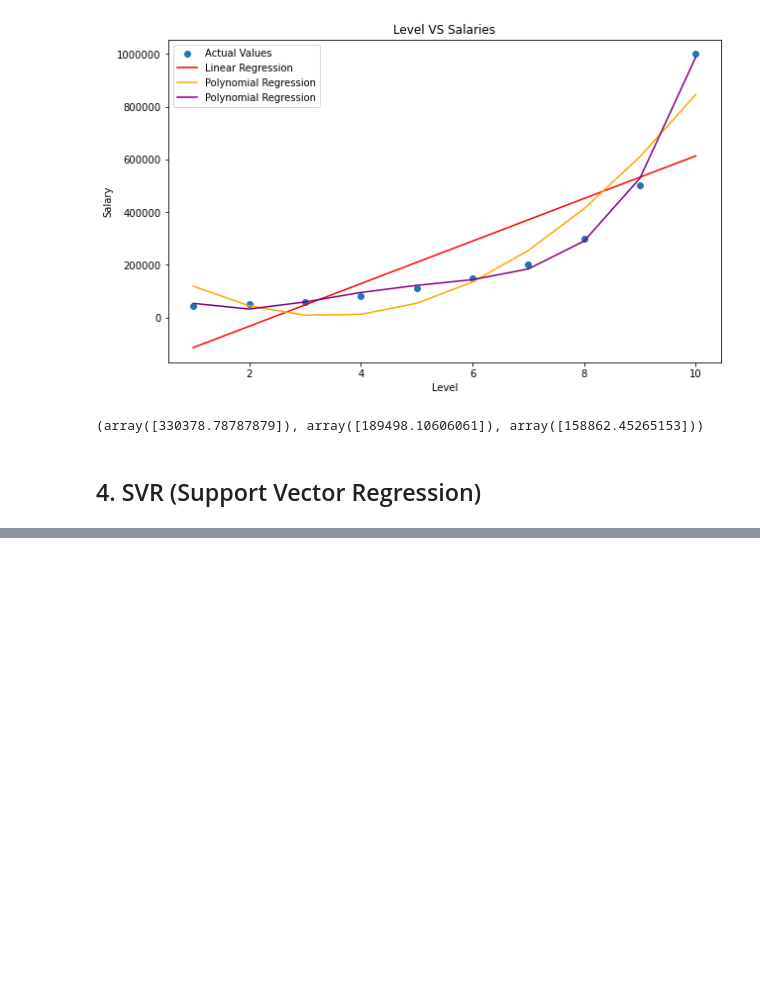
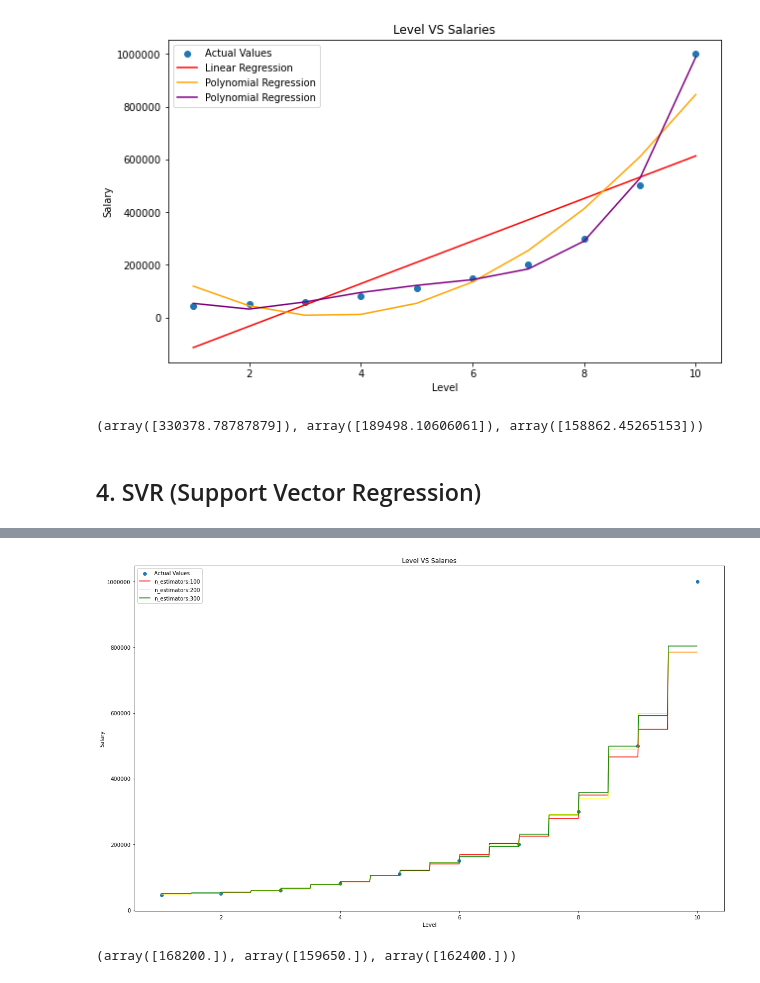
Before and after one commit to ShathishDileepa/Learn_Machine_Learning, a Jupyter notebook: Regression/Regression Algorithms.ipynb, the cells around one changed output, grey strips where cells are left out. Saved outputs shown, nothing was run; the diff lists cells and outputs as text; code cells hidden in the pictures; blank space fills up the shorter version.

```diff
--- a/Regression/Regression Algorithms.ipynb
+++ b/Regression/Regression Algorithms.ipynb
@@ -810,0 +858,28 @@ array([150000.])
+# %%
+# now lets plot this and see
+new_X = np.arange(X['Level'].min(),X['Level'].max(),0.01)
+new_X = np.reshape(new_X,(len(new_X),1))
+fig,ax = plt.subplots(figsize=(20,12))
+ax.ticklabel_format(style='plain')
+ax.scatter(X,y,label="Actual Values")
+ax.plot(new_X,model_1.predict(new_X), color='red', label="n_estimators:100")
+ax.plot(new_X,model_2.predict(new_X), color='yellow', label="n_estimators:200")
+ax.plot(new_X,model_3.predict(new_X), color='green', label="n_estimators:300")
+ax.set_title('Level VS Salaries')
+ax.set_xlabel('Level')
+ax.set_ylabel('Salary')
+ax.legend();
+# %% [output]
+[figure, added]
+# %%
+# As you can see that there are many steps
+# and by increating the number of trees values get more and more accurate
+
+# Lets see three predictions from each model for level = 6.5
+pred_1 = model_1.predict(np.array([[6.5]]))
+pred_2 = model_2.predict(np.array([[6.5]]))
+pred_3 = model_3.predict(np.array([[6.5]]))
+
+pred_1, pred_2, pred_3
+# %% [output]
+(array([168200.]), array([159650.]), array([162400.]))
```
Also changed, not shown: parts of 65 cells of this notebook, 1 other file.
